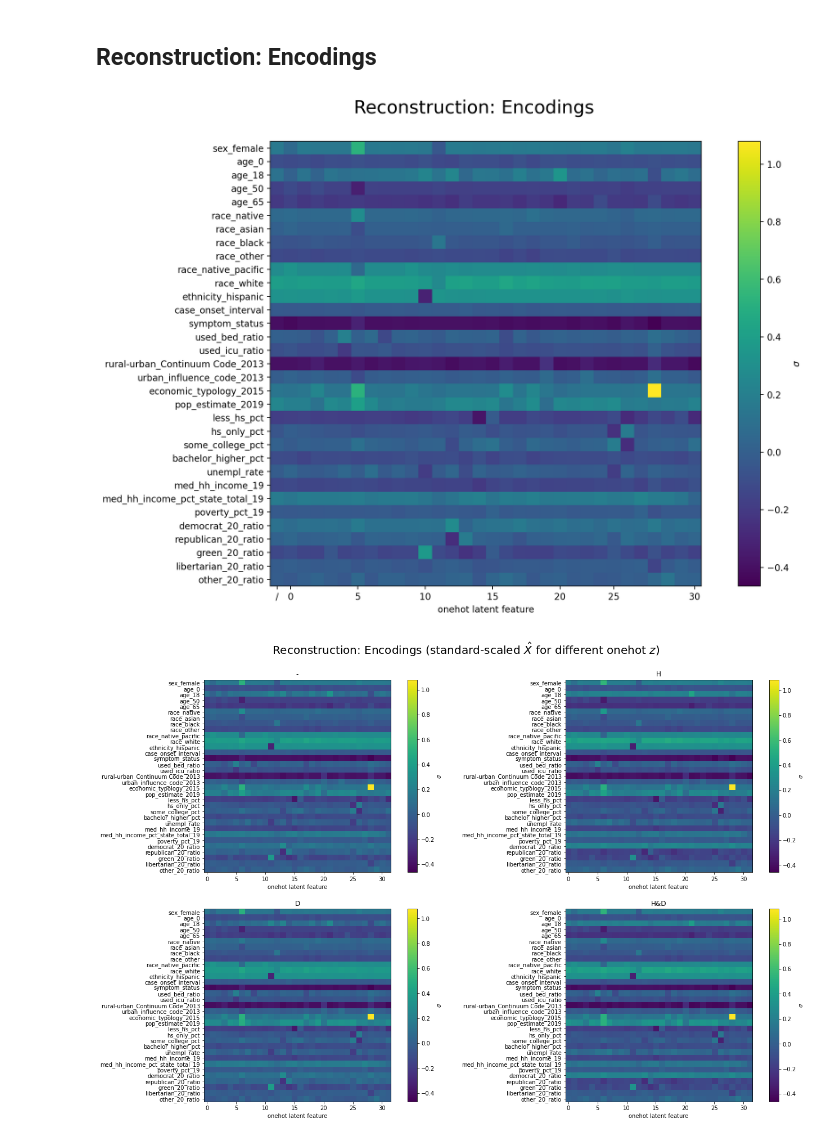
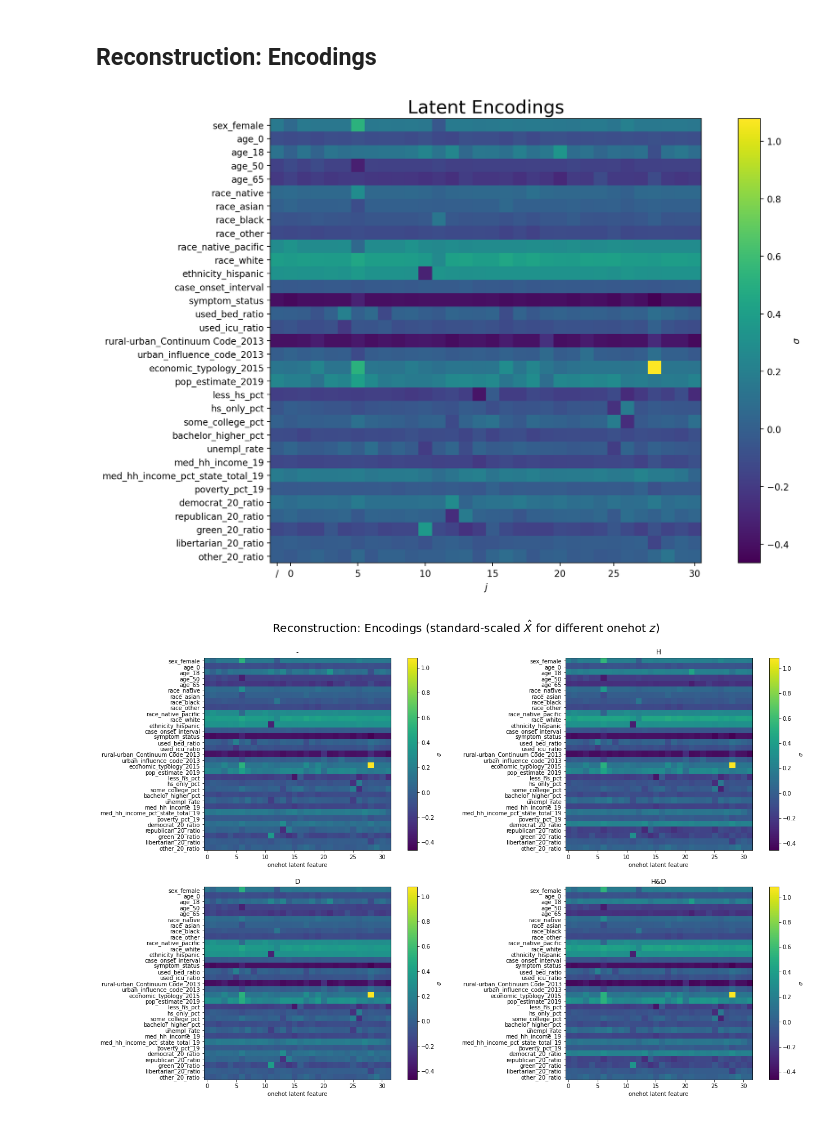
Before and after one commit to psaegert/AML-Final, a Jupyter notebook: models/INN/extra_INN.ipynb, the cells around one changed output. Drawn from its saved outputs; the diff is of its cells as text; code cells hidden in the pictures.

```diff
--- a/models/INN/extra_INN.ipynb
+++ b/models/INN/extra_INN.ipynb
@@ -315,22 +315,22 @@ prettyX(sc_X_train.inverse_transform(x_all), index=['-', 'H', 'D', 'HD']).T
 # %%
 fig, ax = plt.subplots(1, 1, figsize=(18/1.5, 12/1.5), dpi=200)
 fig.tight_layout(h_pad=5)
-fig.suptitle(r'Reconstruction: Encodings', size=20);
+ax.set_title(r'Latent Encodings', size=20);
 fig.subplots_adjust(top=0.9)
 
 y_zeros = torch.Tensor([[0, 0]]*32).to(device)
 z_onehot = torch.cat([torch.zeros((1, 31)), F.one_hot(torch.arange(0, 31))], dim=0).to(device)
 x_onehot = inn.inverse(y_zeros, z_onehot)
 
 img = ax.imshow(x_onehot.detach().cpu().T);
 fig.colorbar(img, ax=ax, label='$\sigma$');
-ax.set_xlabel('onehot latent feature'); #ax.set_title(y_combination_name)
+ax.set_xlabel('$j$'); #ax.set_title(y_combination_name)
 ax.set_yticks(np.arange(len(keys)));
 ax.set_xticks([0, 1, 6, 11, 16, 21, 25, 31])
 ax.set_xticklabels(['/', 0, 5, 10, 15, 20, 25, 30])
 ax.set_yticklabels(keys);
 # %% [output]
-[figure, old version]
+[figure, new version]
 # %%
 fig, axes = plt.subplots(2, 2, figsize=(18, 12))
 fig.tight_layout(h_pad=5)
```
Also changed, not shown: parts of 3 cells of this notebook, 4 other files.
